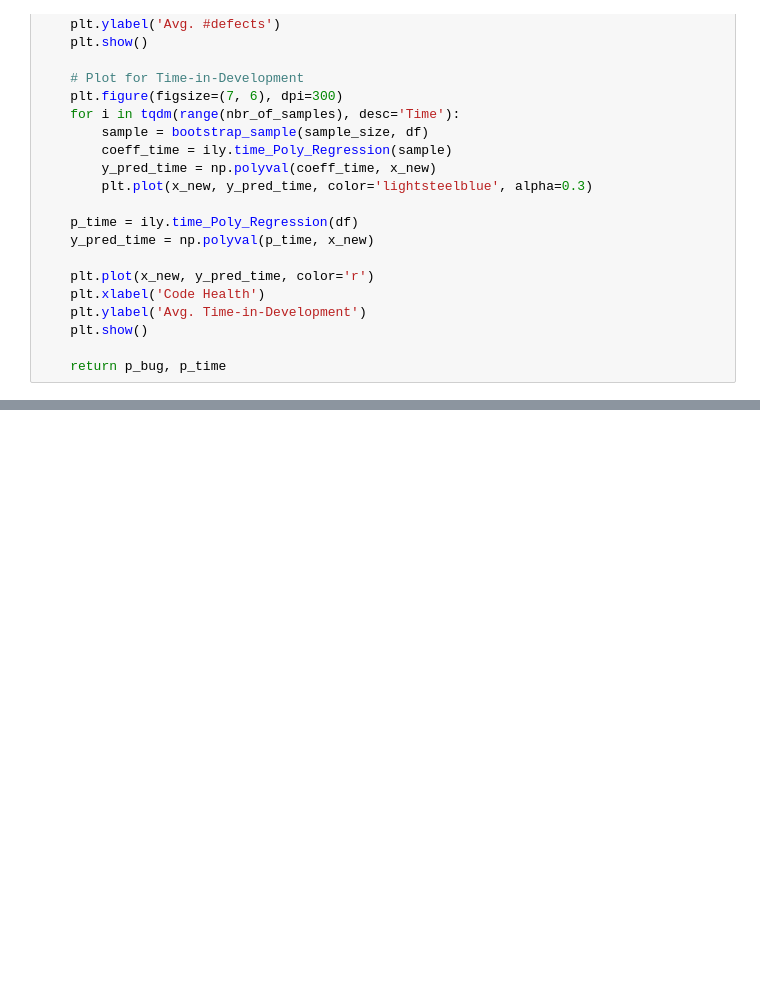
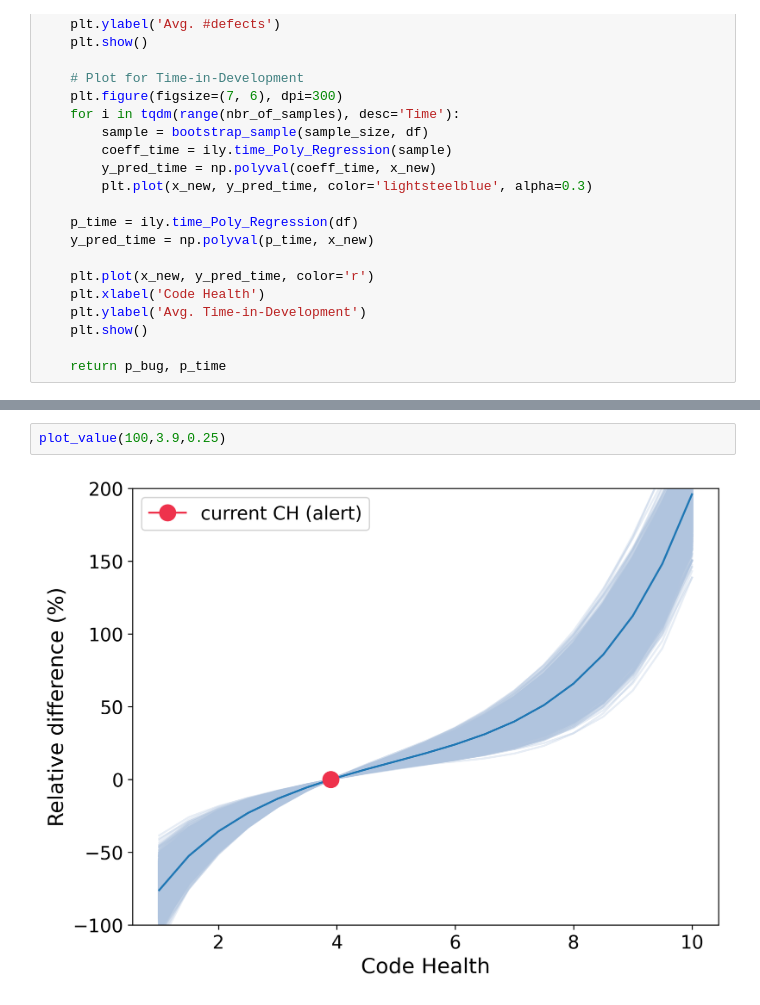
Before and after one commit to codescene-research/increasing-returns-techdebt-2024, a Jupyter notebook: TechDebt24_increasing_returns.ipynb, the cells around one changed output, grey strips where cells are left out. Saved outputs shown, nothing was run; the diff lists cells and outputs as text; blank space fills up the shorter version.

```diff
--- a/TechDebt24_increasing_returns.ipynb
+++ b/TechDebt24_increasing_returns.ipynb
@@ -274,0 +268,4 @@ Pol_value_plot(100,5.2,0.3)
+# %%
+plot_value(100,3.9,0.25)
+# %% [output]
+[figure, added]
```
Also changed, not shown: parts of 12 cells of this notebook.
